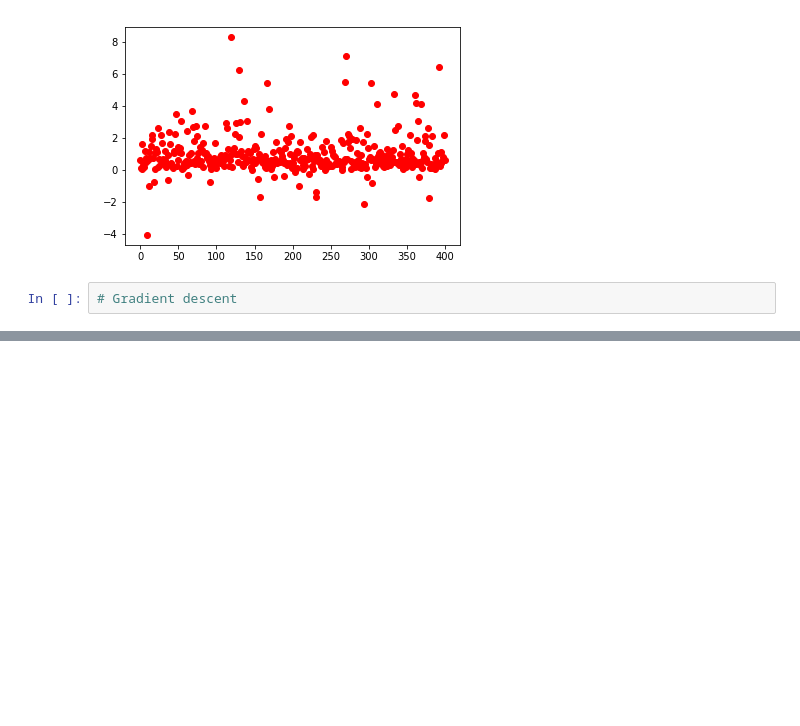
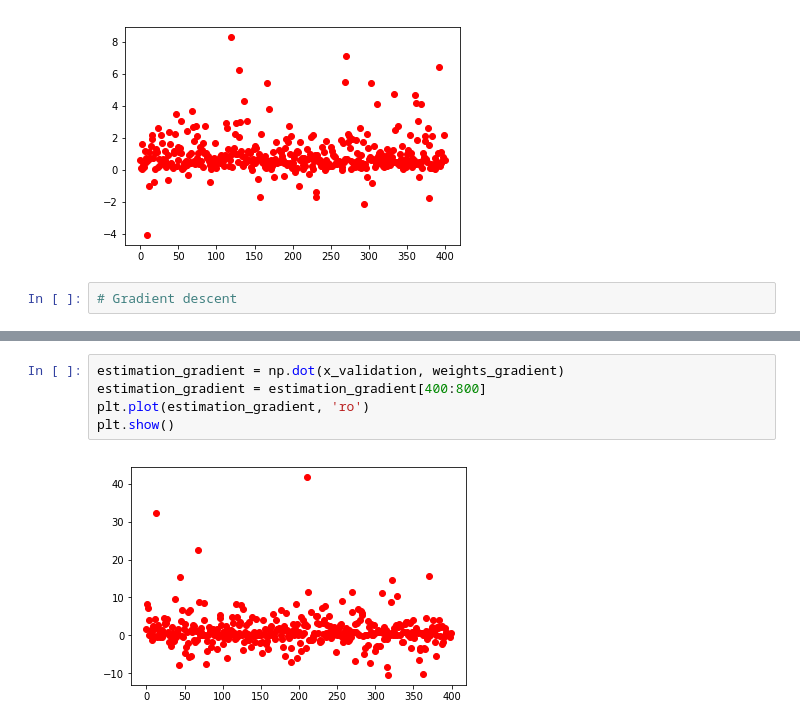
Before and after one commit to wkkmike/Linear_Regression_for_Reddit_Comment-, a Jupyter notebook: Question2.ipynb, the cells around one changed output, grey strips where cells are left out. Saved outputs shown, nothing was run; the diff lists cells and outputs as text; blank space fills up the shorter version.

```diff
--- a/Question2.ipynb
+++ b/Question2.ipynb
@@ -81,0 +108,7 @@ plt.show()
+# %%
+estimation_gradient = np.dot(x_validation, weights_gradient)
+estimation_gradient = estimation_gradient[400:800]
+plt.plot(estimation_gradient, 'ro')
+plt.show()
+# %% [output]
+[figure, added]
```
Also changed, not shown: parts of 5 cells of this notebook.
